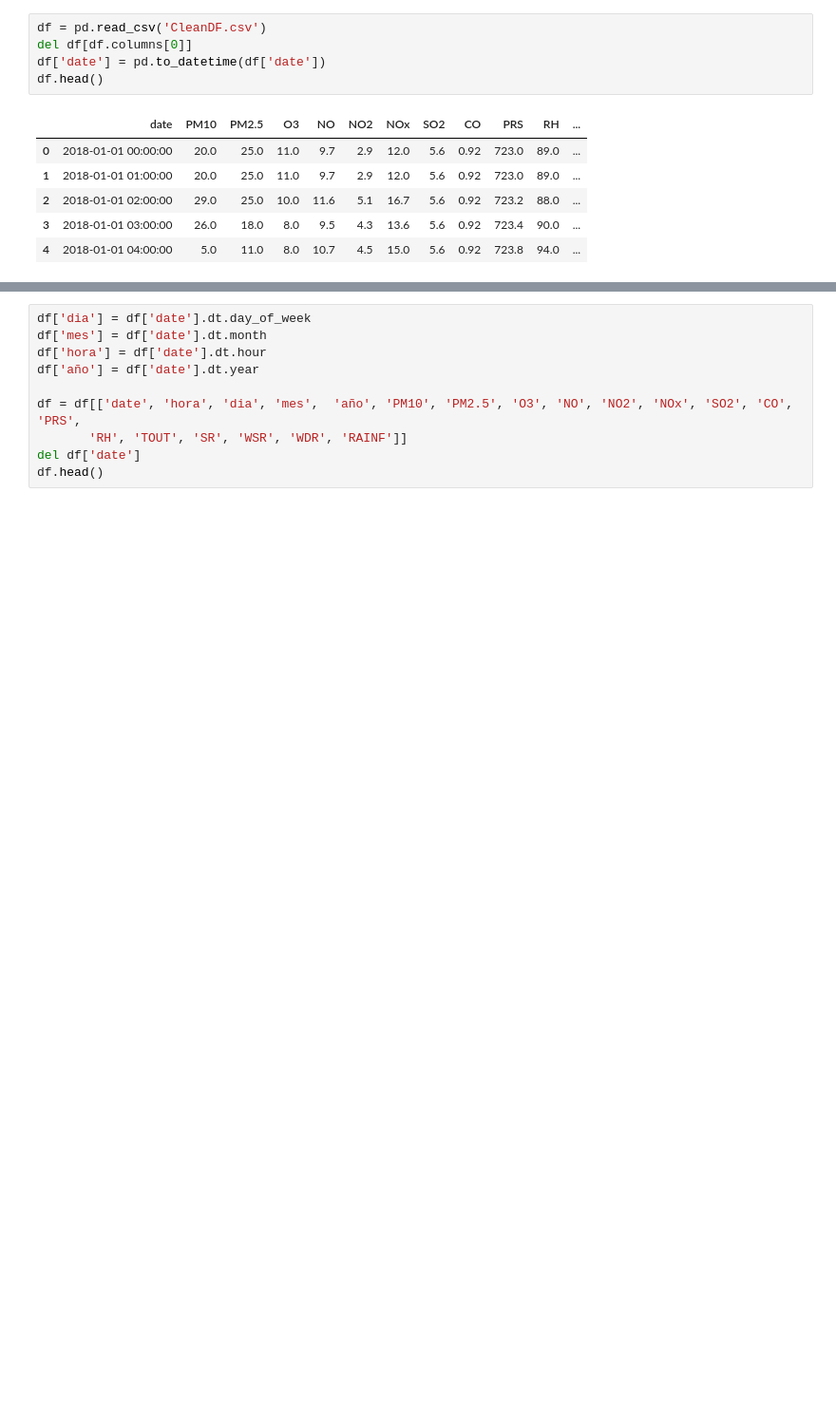
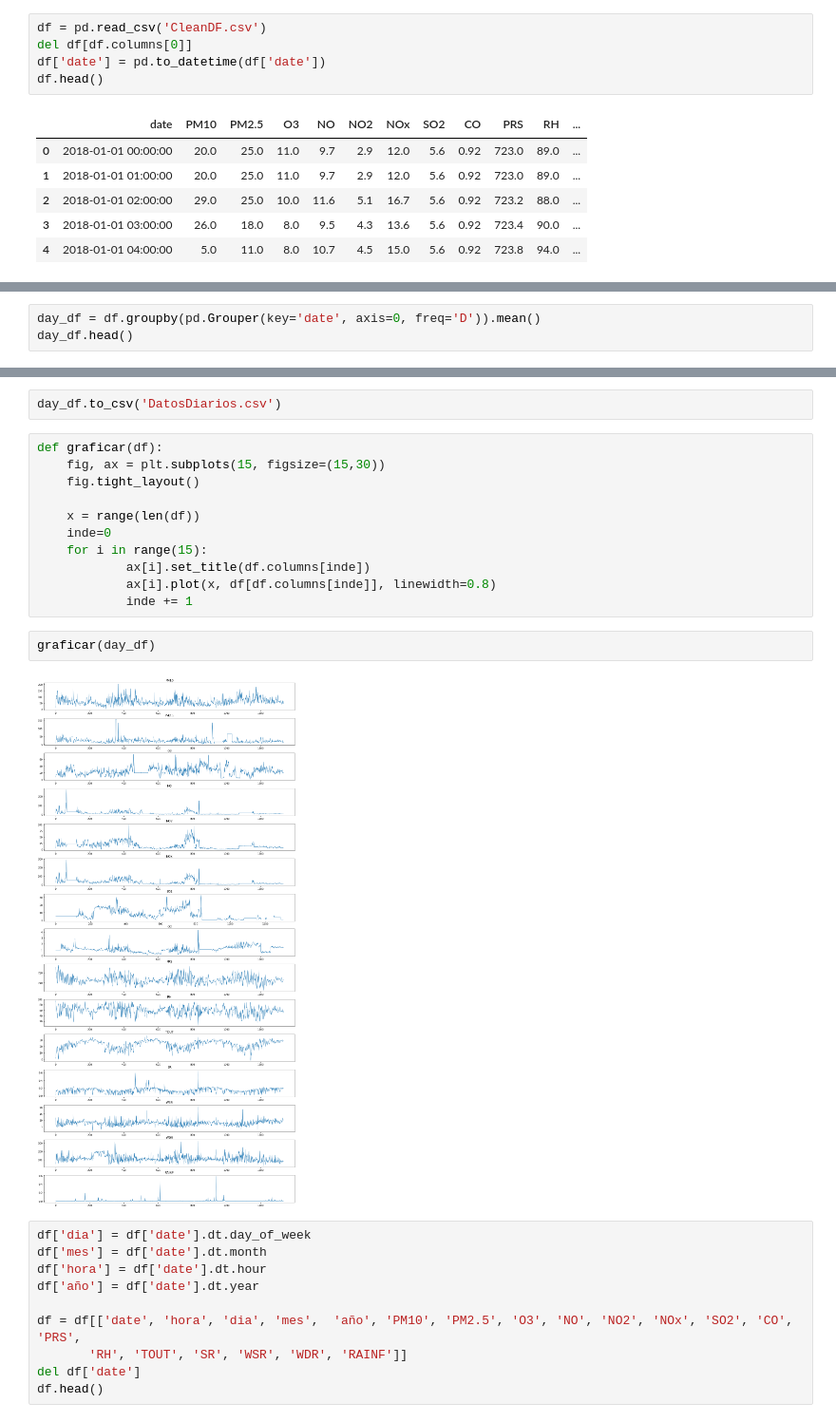
Before and after one commit to DiegoElian02/CienciadeDatosMultivariado, a Jupyter notebook: Analisis.ipynb, the cells around one changed output, grey strips where cells are left out. Shown at 95% size. Drawn from its saved outputs; the diff is of its cells as text; blank space fills up the shorter version.

```diff
--- a/Analisis.ipynb
+++ b/Analisis.ipynb
@@ -37,0 +22,3 @@ df
+# %%
+day_df = df.groupby(pd.Grouper(key='date', axis=0, freq='D')).mean()
+day_df.head()
@@ -38,3 +33,20 @@ df
+# %%
+day_df.to_csv('DatosDiarios.csv')
+# %%
+def graficar(df):
+    fig, ax = plt.subplots(15, figsize=(15,30))
+    fig.tight_layout()
+
+    x = range(len(df))
+    inde=0
+    for i in range(15):
+            ax[i].set_title(df.columns[inde])
+            ax[i].plot(x, df[df.columns[inde]], linewidth=0.8)
+            inde += 1
+# %%
+graficar(day_df)
+# %% [output]
+[figure, added]
 # %%
 df['dia'] = df['date'].dt.day_of_week
 df['mes'] = df['date'].dt.month
```
Also changed, not shown: parts of 5 cells of this notebook, 3 other files.
